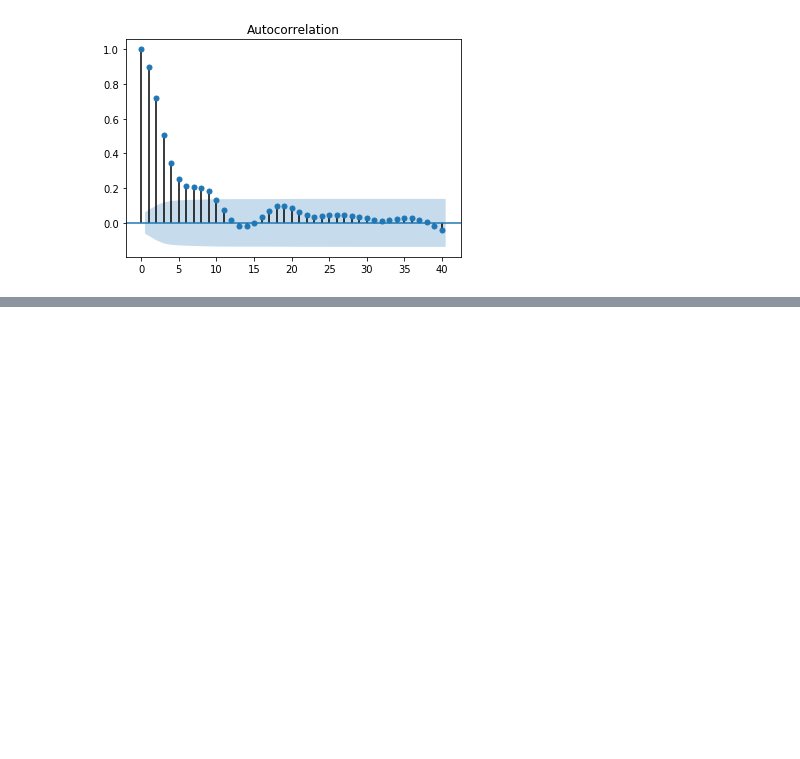
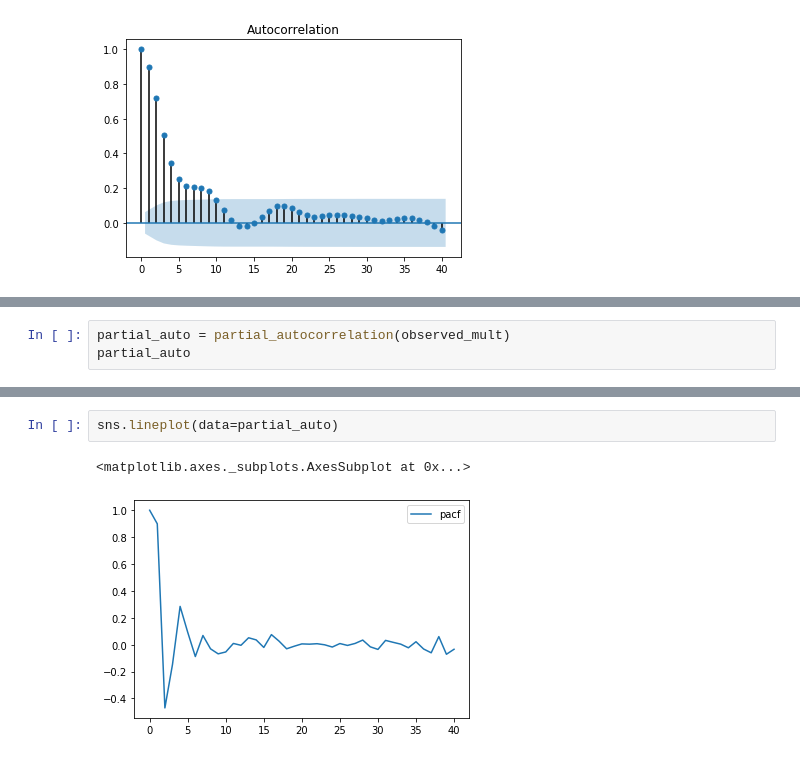
Before and after one commit to patricksferraz/analytics-utils, a Jupyter notebook: analytics-dash.ipynb, the cells around one changed output, grey strips where cells are left out. Drawn from its saved outputs; the diff is of its cells as text; blank space fills up the shorter version.

Commit message:
feat(analytics-dash): adds partial_autocorrelation

```diff
--- a/analytics-dash.ipynb
+++ b/analytics-dash.ipynb
@@ -600,0 +628,3 @@ plot_acf(observed_mult, lags=40)
+# %%
+partial_auto = partial_autocorrelation(observed_mult)
+partial_auto
@@ -600,0 +649,5 @@ plot_acf(observed_mult, lags=40)
+# %%
+sns.lineplot(data=partial_auto)
+# %% [output]
+<matplotlib.axes._subplots.AxesSubplot at 0x...>
+[figure, added]
```
Also changed, not shown: parts of 7 cells of this notebook.
